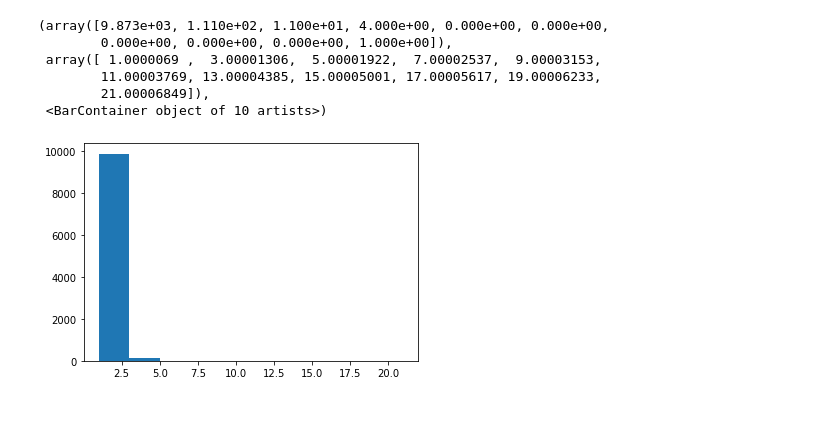
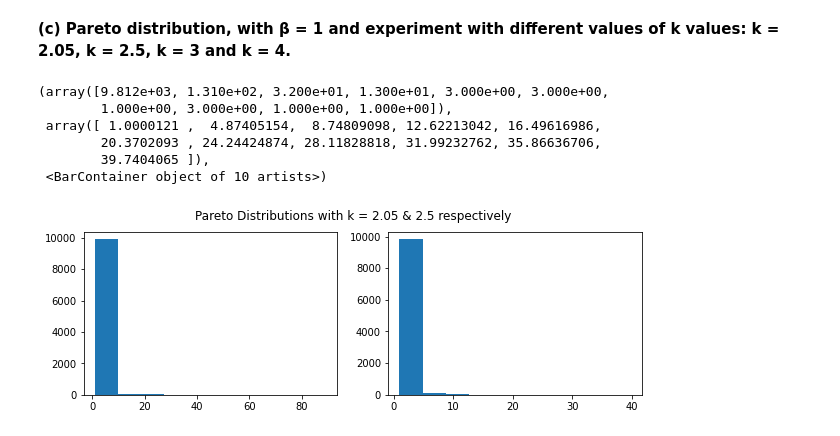
Before and after one commit to carinhopm/ss_exercises, a Jupyter notebook: ex3-sampling-from-continuous-dist.ipynb, the cells around one changed output. Saved outputs shown, nothing was run; the diff lists cells and outputs as text; code cells hidden in the pictures.

```diff
--- a/ex3-sampling-from-continuous-dist.ipynb
+++ b/ex3-sampling-from-continuous-dist.ipynb
@@ -76,15 +41,25 @@ plt.hist(samples, bins=10)
-# %%
-# Pareto
-beta = 1
-k = 4
-x = np.random.uniform(size=10000)
-y = beta / np.power(x,(1/k))
-plt.hist(y)
-# %% [output]
-(array([9.873e+03, 1.110e+02, 1.100e+01, 4.000e+00, 0.000e+00, 0.000e+00,
-        0.000e+00, 0.000e+00, 0.000e+00, 1.000e+00]),
- array([ 1.0000069 ,  3.00001306,  5.00001922,  7.00002537,  9.00003153,
-        11.00003769, 13.00004385, 15.00005001, 17.00005617, 19.00006233,
-        21.00006849]),
- <BarContainer object of 10 artists>)
-[figure, removed]
+# %% [markdown]
+**(c) Pareto distribution, with β = 1 and experiment with different values of k values: k = 2.05, k = 2.5, k = 3 and k = 4.**
+# %%
+# Pareto
+beta = 1
+k = [2.05, 2.5, 3, 4]
+x = np.random.uniform(size=10000)
+y1 = beta / np.power(x,(1/k[0]))
+y2 = beta / np.power(x,(1/k[1]))
+y3 = beta / np.power(x,(1/k[2]))
+y4 = beta / np.power(x,(1/k[3]))
+
+fig, (ax1, ax2) = plt.subplots(1, 2)
+fig.suptitle('Pareto Distributions with k = 2.05 & 2.5 respectively')
+fig.set_size_inches(10, 3)
+ax1.hist(y1)
+ax2.hist(y2)
+# %% [output]
+(array([9.812e+03, 1.310e+02, 3.200e+01, 1.300e+01, 3.000e+00, 3.000e+00,
+        1.000e+00, 3.000e+00, 1.000e+00, 1.000e+00]),
+ array([ 1.0000121 ,  4.87405154,  8.74809098, 12.62213042, 16.49616986,
+        20.3702093 , 24.24424874, 28.11828818, 31.99232762, 35.86636706,
+        39.7404065 ]),
+ <BarContainer object of 10 artists>)
+[figure, added]
```
Also changed, not shown: parts of 10 cells of this notebook.
